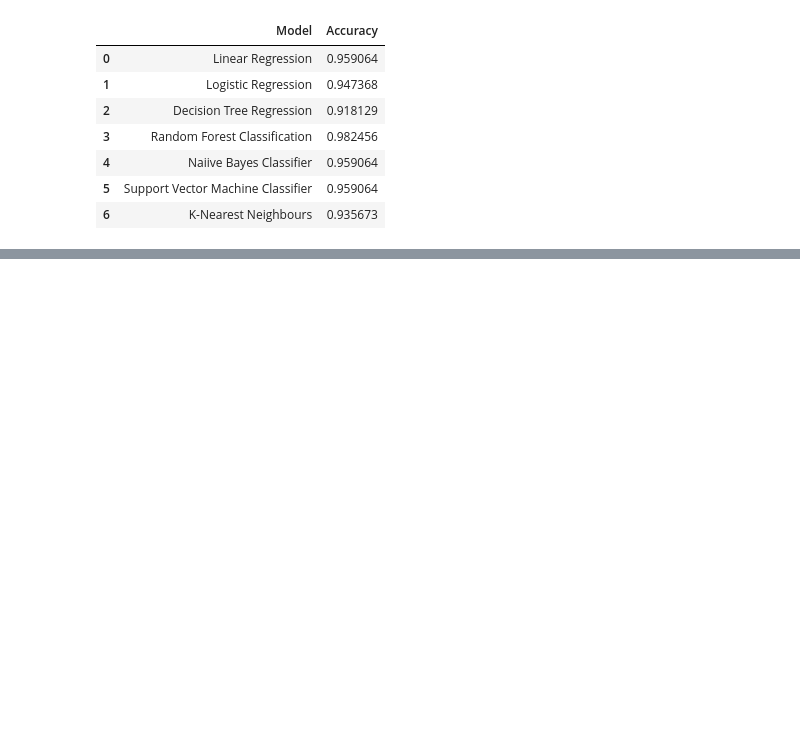
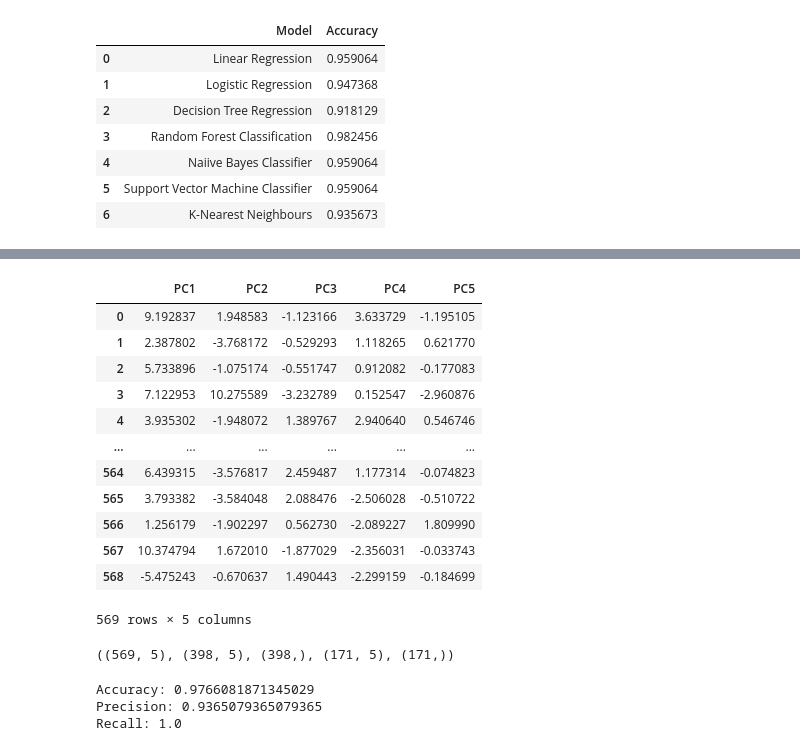
Before and after one commit to Roshni-Bala/Breast-Cancer-Risk-Prediction, a Jupyter notebook: risk_prediction.ipynb, the cells around one changed output, grey strips where cells are left out. Saved outputs shown, nothing was run; the diff lists cells and outputs as text; code cells hidden in the pictures; blank space fills up the shorter version.

```diff
--- a/risk_prediction.ipynb
+++ b/risk_prediction.ipynb
@@ -835,3 +858,27 @@ df_totacc.sort_values('Accuracy')
 | 4 | Naiive Bayes Classifier | 0.959064 |
 | 5 | Support Vector Machine Classifier | 0.959064 |
 | 3 | Random Forest Classification | 0.982456 |
+# %%
+df_pca
+# %% [output]
+|  | PC1 | PC2 | PC3 | PC4 | PC5 |
+| 0 | 9.192837 | 1.948583 | -1.123166 | 3.633729 | -1.195105 |
+| 1 | 2.387802 | -3.768172 | -0.529293 | 1.118265 | 0.621770 |
+| 2 | 5.733896 | -1.075174 | -0.551747 | 0.912082 | -0.177083 |
+| 3 | 7.122953 | 10.275589 | -3.232789 | 0.152547 | -2.960876 |
+| 4 | 3.935302 | -1.948072 | 1.389767 | 2.940640 | 0.546746 |
+| ... | ... | ... | ... | ... | ... |
+| 564 | 6.439315 | -3.576817 | 2.459487 | 1.177314 | -0.074823 |
+| 565 | 3.793382 | -3.584048 | 2.088476 | -2.506028 | -0.510722 |
+| 566 | 1.256179 | -1.902297 | 0.562730 | -2.089227 | 1.809990 |
+| 567 | 10.374794 | 1.672010 | -1.877029 | -2.356031 | -0.033743 |
+| 568 | -5.475243 | -0.670637 | 1.490443 | -2.299159 | -0.184699 |
+569 rows × 5 columns
+# %%
+from sklearn.model_selection import train_test_split
+X = df_pca
+y = df['diagnosis']
+X_train, X_test, y_train, y_test = train_test_split( X, y, test_size=0.30, random_state=10)
+X.shape, X_train.shape, y_train.shape, X_test.shape, y_test.shape
+# %% [output]
+((569, 5), (398, 5), (398,), (171, 5), (171,))
@@ -837,0 +887,12 @@ df_totacc.sort_values('Accuracy')
+# %%
+from sklearn.linear_model import LogisticRegression
+logreg = LogisticRegression()
+logreg.fit(X_train,y_train)
+y_pred1=logreg.predict(X_test)
+print("Accuracy:",metrics.accuracy_score(y_test, y_pred1))
+print("Precision:",metrics.precision_score(y_test, y_pred1))
+print("Recall:",metrics.recall_score(y_test, y_pred1))
+# %% [output]
+Accuracy: 0.9766081871345029
+Precision: 0.9365079365079365
+Recall: 1.0
```
Also changed, not shown: parts of 11 cells of this notebook.
